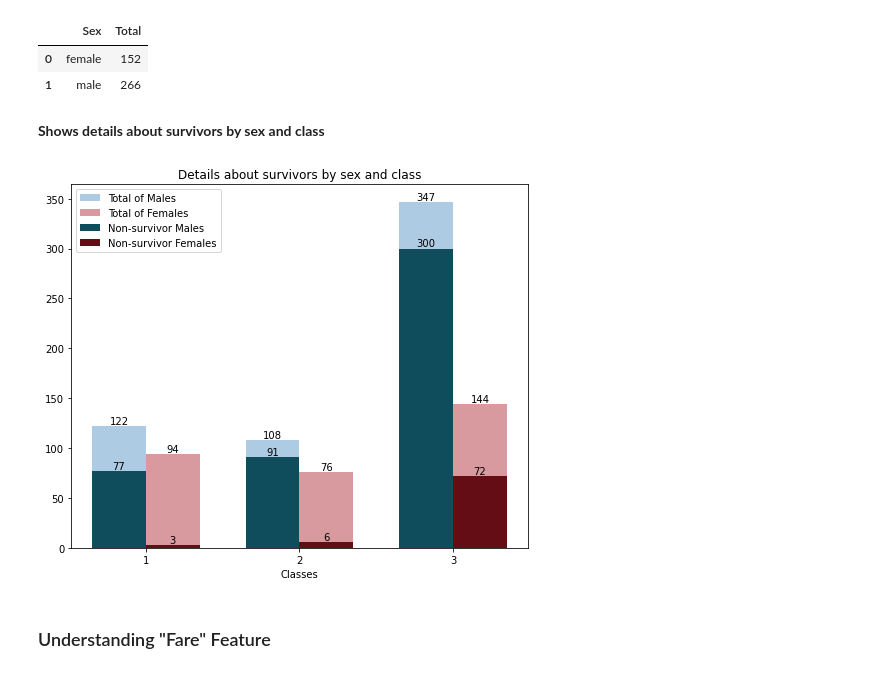
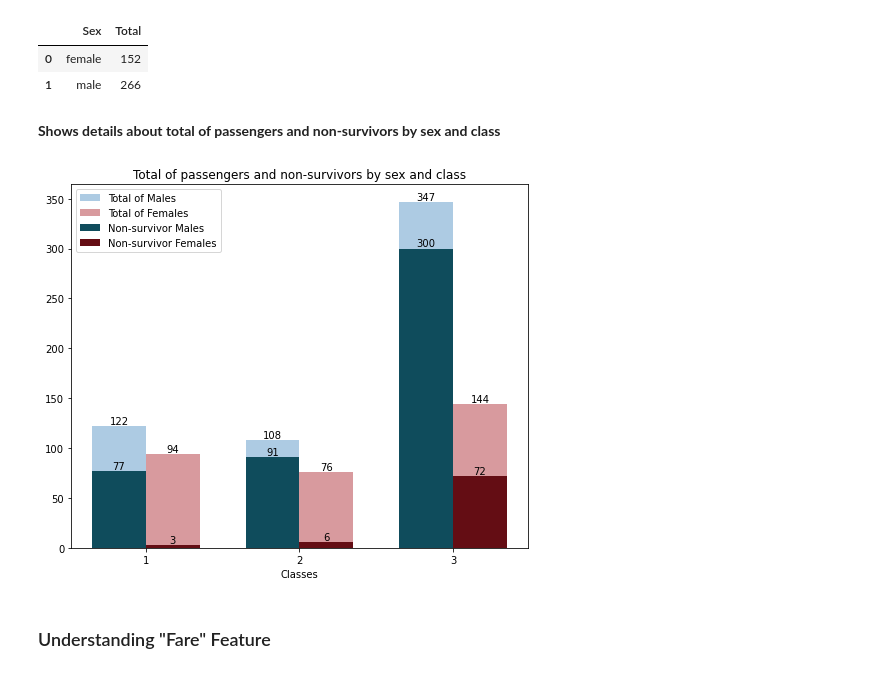
Before and after one commit to faustofcjr/artificial-intelligence, a Jupyter notebook: kaggle/titanic/base.ipynb, the cells around one changed output. Cells and saved outputs as stored; diff of their text form; code cells hidden in the pictures.

Commit message:
Shows details about total of passengers and non-survivors by sex and class

```diff
--- a/kaggle/titanic/base.ipynb
+++ b/kaggle/titanic/base.ipynb
@@ -187,43 +187,43 @@ df_test.groupby(["Sex"]).size().reset_index(name='Total')
 | 0 | female | 152 |
 | 1 | male | 266 |
 # %% [markdown]
-__Shows details about survivors by sex and class__
+__Shows details about total of passengers and non-survivors by sex and class__
 # %%
 df_total_sex_pclass = df_train.groupby(["Sex", "Pclass"]).size().reset_index(name='Total')
 df_non_survivor_sex_pclass = df_train[df_train["Survived"] == 0].groupby(["Sex", "Pclass"]).size().reset_index(name='Total')
 # %%
 classes = df_total_sex_pclass["Pclass"].unique()
 
 total_males = df_total_sex_pclass[df_total_sex_pclass["Sex"] == "male"]["Total"].values
 total_females = df_total_sex_pclass[df_total_sex_pclass["Sex"] == "female"]["Total"].values
 non_survivor_males = df_non_survivor_sex_pclass[df_non_survivor_sex_pclass.Sex == "male"]["Total"].values
 non_survivor_females = df_non_survivor_sex_pclass[df_non_survivor_sex_pclass.Sex == "female"]["Total"].values
 
 fig, ax = plt.subplots(figsize=(7, 6))
 
 w_bar = 0.35
 lb_loc = np.arange(len(classes))
 colors = ["#adcbe3", "#d89a9e", "#0f4c5c", "#640d14"]
 
 bar_total_males = ax.bar(lb_loc - w_bar/2, total_males, w_bar, label="Total of Males", color=colors[0])
 bar_total_females = ax.bar(lb_loc + w_bar/2, total_females, w_bar, label="Total of Females", color=colors[1])
 bar_non_survivor_males  = ax.bar(lb_loc - w_bar/2, non_survivor_males, w_bar, label="Non-survivor Males", color=colors[2])
 bar_non_survivor_females = ax.bar(lb_loc + w_bar/2, non_survivor_females, w_bar, label="Non-survivor Females", color=colors[3])
 
 ax.bar_label(bar_total_males)
 ax.bar_label(bar_total_females)
 ax.bar_label(bar_non_survivor_males)
 ax.bar_label(bar_non_survivor_females)
 
 #Add some text for labels, title and custom x-axis tick labels, etc.
 ax.legend()
-ax.set_xlabel('Classes')
+ax.set_xlabel("Classes")
 ax.set_xticks(lb_loc, classes)
-ax.set_title('Details about survivors by sex and class')
+ax.set_title("Total of passengers and non-survivors by sex and class")
 
 fig.tight_layout()
 # %% [output]
-[figure, old version]
+[figure, new version]
 # %% [markdown]
 ### Understanding "Fare" Feature
 # %%
```
Also changed, not shown: parts of 2 cells of this notebook.
